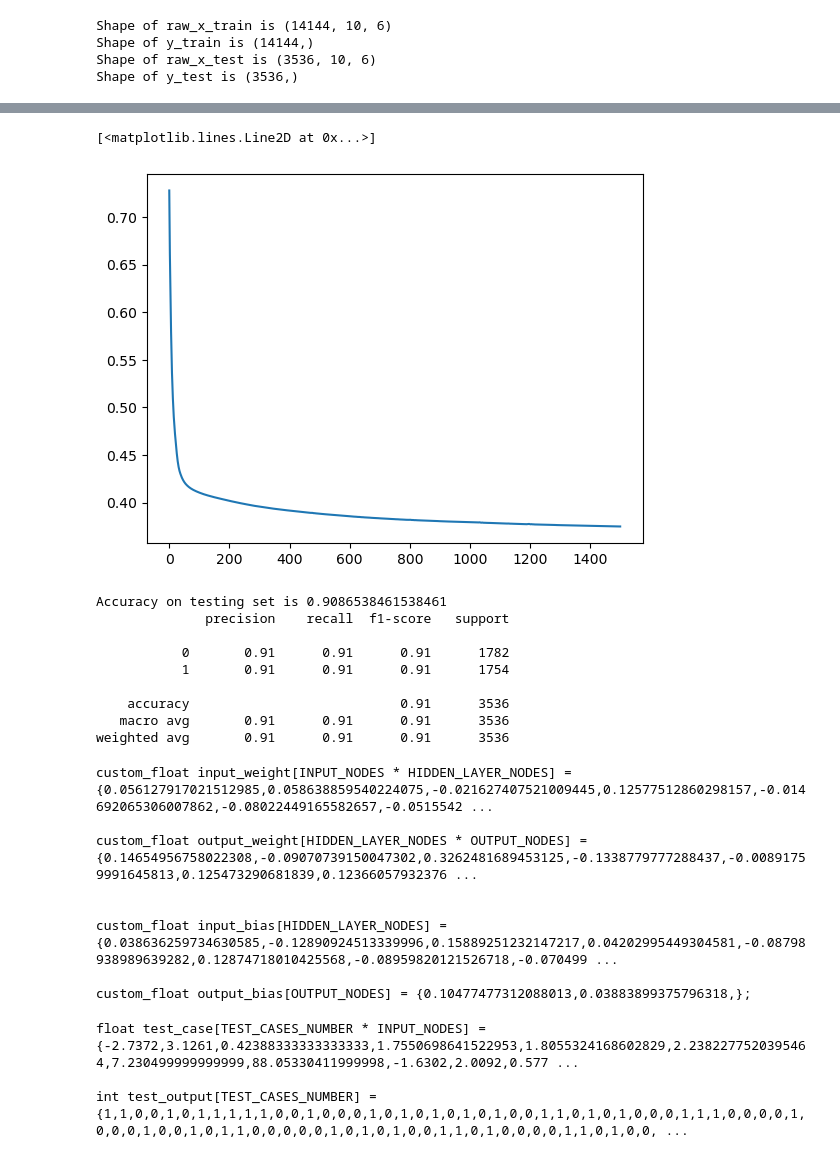
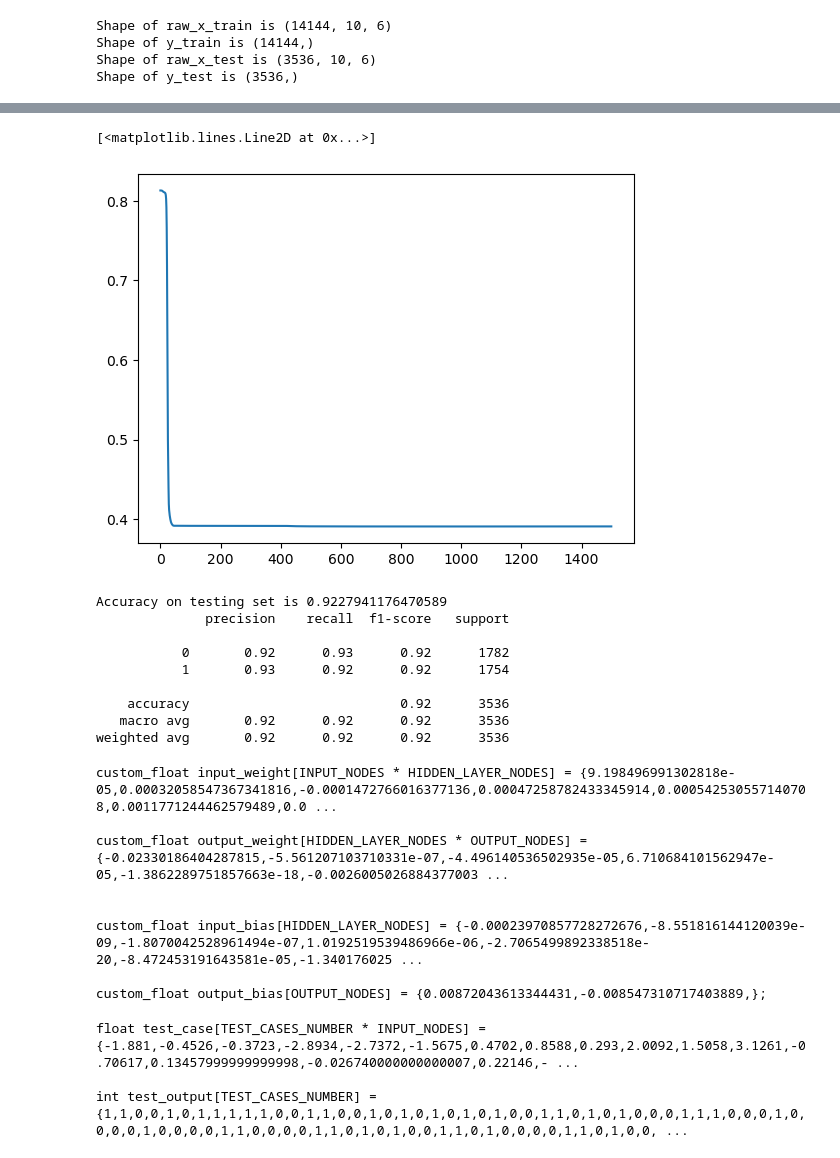
Before and after one commit to lihka1202/capstone, a Jupyter notebook: ai/software/mlp.ipynb, the cells around one changed output, grey strips where cells are left out. Saved outputs shown, nothing was run; the diff lists cells and outputs as text; code cells hidden in the pictures.

```diff
--- a/ai/software/mlp.ipynb
+++ b/ai/software/mlp.ipynb
@@ -69,5 +73,5 @@ Shape of testing feature vector is (3536, 80)
 # %%
-import torch
+
 import torch.nn as nn
 
 LEARNING_RATE = 0.001
@@ -82,7 +86,7 @@ model = nn.Sequential(
 )
 
 loss_fn = nn.CrossEntropyLoss()
-optimizer = torch.optim.Adam(model.parameters(), lr=LEARNING_RATE)
+optimizer = torch.optim.Adam(model.parameters(), lr=LEARNING_RATE, weight_decay=0.01)
 
 losses = []
 
@@ -134,5 +138,5 @@ Accuracy on training set is 0.9404694570135747
 [<matplotlib.lines.Line2D at 0x...>]
-[figure, old version]
+[figure, new version]
 # %%
 # Evaluate the model
 
@@ -153,15 +157,15 @@ print(report)
 
 # display.plot()
 # %% [output]
-Accuracy on testing set is 0.9086538461538461
+Accuracy on testing set is 0.9227941176470589
               precision    recall  f1-score   support
 
-           0       0.91      0.91      0.91      1782
-           1       0.91      0.91      0.91      1754
+           0       0.92      0.93      0.92      1782
+           1       0.93      0.92      0.92      1754
 
-    accuracy                           0.91      3536
-   macro avg       0.91      0.91      0.91      3536
-weighted avg       0.91      0.91      0.91      3536
+    accuracy                           0.92      3536
+   macro avg       0.92      0.92      0.92      3536
+weighted avg       0.92      0.92      0.92      3536
 # %%
 # Save the weights
 
@@ -198,18 +202,16 @@ for param in model.named_parameters():
 print(weights_str)
 print(biases_str)
 # %% [output]
-custom_float input_weight[INPUT_NODES * HIDDEN_LAYER_NODES] = {0.056127917021512985,0.058638859540224075,-0.021627407521009445,0.12577512860298157,-0.014692065306007862,-0.08022449165582657,-0.0515542 ...
+custom_float input_weight[INPUT_NODES * HIDDEN_LAYER_NODES] = {9.198496991302818e-05,0.00032058547367341816,-0.0001472766016377136,0.00047258782433345914,0.000542530557140708,0.0011771244462579489,0.0 ...
 
-custom_float output_weight[HIDDEN_LAYER_NODES * OUTPUT_NODES] = {0.14654956758022308,-0.09070739150047302,0.3262481689453125,-0.1338779777288437,-0.00891759991645813,0.125473290681839,0.12366057932376 ...
+custom_float output_weight[HIDDEN_LAYER_NODES * OUTPUT_NODES] = {-0.02330186404287815,-5.561207103710331e-07,-4.496140536502935e-05,6.710684101562947e-05,-1.3862289751857663e-18,-0.0026005026884377003 ...
 
 
-custom_float input_bias[HIDDEN_LAYER_NODES] = {0.038636259734630585,-0.12890924513339996,0.15889251232147217,0.04202995449304581,-0.08798938989639282,0.12874718010425568,-0.08959820121526718,-0.070499 ...
+custom_float input_bias[HIDDEN_LAYER_NODES] = {-0.00023970857728272676,-8.551816144120039e-09,-1.8070042528961494e-07,1.0192519539486966e-06,-2.7065499892338518e-20,-8.472453191643581e-05,-1.340176025 ...
 
-custom_float output_bias[OUTPUT_NODES] = {0.10477477312088013,0.03883899375796318,};
+custom_float output_bias[OUTPUT_NODES] = {0.00872043613344431,-0.008547310717403889,};
 # %%
 # Generate test cases for HLS
-
-import random
 
 random.seed(SEED)
 
@@ -222,8 +224,11 @@ for i in range(TEST_CASES):
     test_cases.append(test_case)
 
 test_cases = np.array(test_cases)
+single_test_case = test_cases[12]
 
-pred_output = np.argmax(model(torch.tensor(test_cases).float()).detach().numpy(), axis=1)
+raw_output = model(torch.tensor(test_cases).float()).detach().numpy()
+pred_output = np.argmax(raw_output, axis=1)
+single_pred_output = pred_output[12]
 
 test_cases_str = "float test_case[TEST_CASES_NUMBER * INPUT_NODES] = {"
 pred_output_str = "int test_output[TEST_CASES_NUMBER] = {"
@@ -240,9 +245,9 @@ pred_output_str += "};\n"
 print(test_cases_str)
 print(pred_output_str)
 # %% [output]
-float test_case[TEST_CASES_NUMBER * INPUT_NODES] = {-2.7372,3.1261,0.42388333333333333,1.7550698641522953,1.8055324168602829,2.2382277520395464,7.230499999999999,88.05330411999998,-1.6302,2.0092,0.577 ...
+float test_case[TEST_CASES_NUMBER * INPUT_NODES] = {-1.881,-0.4526,-0.3723,-2.8934,-2.7372,-1.5675,0.4702,0.8588,0.293,2.0092,1.5058,3.1261,-0.70617,0.13457999999999998,-0.026740000000000007,0.22146,- ...
 
-int test_output[TEST_CASES_NUMBER] = {1,1,0,0,1,0,1,1,1,1,1,0,0,1,0,0,0,1,0,1,0,1,0,1,0,1,0,0,1,1,0,1,0,1,0,0,0,1,1,1,0,0,0,0,1,0,0,0,1,0,0,1,0,1,1,0,0,0,0,0,1,0,1,0,1,0,0,1,1,0,1,0,0,0,0,1,1,0,1,0,0, ...
+int test_output[TEST_CASES_NUMBER] = {1,1,0,0,1,0,1,1,1,1,1,0,0,1,1,0,0,1,0,1,0,1,0,1,0,1,0,0,1,1,0,1,0,1,0,0,0,1,1,1,0,0,0,1,0,0,0,0,1,0,0,0,0,1,1,0,0,0,0,1,1,0,1,0,1,0,0,1,1,0,1,0,0,0,0,1,1,0,1,0,0, ...
 # %%
 # Generate single test case for pynq testing
 
```
Also changed, not shown: parts of 5 cells of this notebook, 10 other files.
